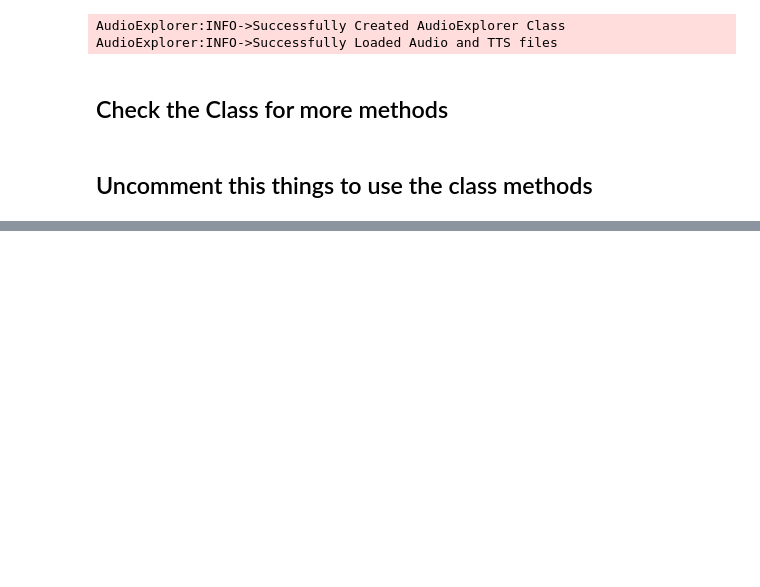
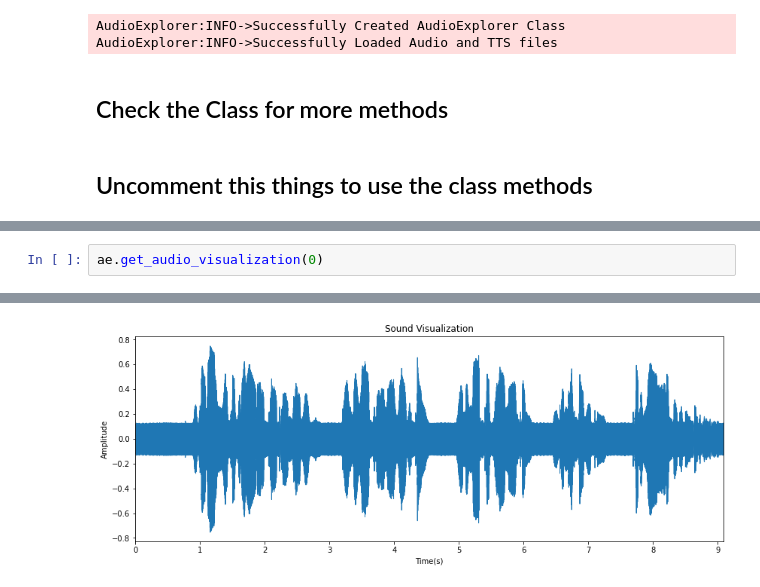
Before and after one commit to ItsDebol/AMH-STT, a Jupyter notebook: notebooks/AudioExploration.ipynb, the cells around one changed output, grey strips where cells are left out. Saved outputs shown, nothing was run; the diff lists cells and outputs as text; blank space fills up the shorter version.

```diff
--- a/notebooks/AudioExploration.ipynb
+++ b/notebooks/AudioExploration.ipynb
@@ -45,0 +50,3 @@ ae.get_audio_info_with_tts().head(5)
+# %%
+ae.get_audio_visualization(0)
+# %% [output]
@@ -45,0 +54 @@ ae.get_audio_info_with_tts().head(5)
+[figure, added]
```
Also changed, not shown: parts of 13 cells of this notebook, 1 other file.
